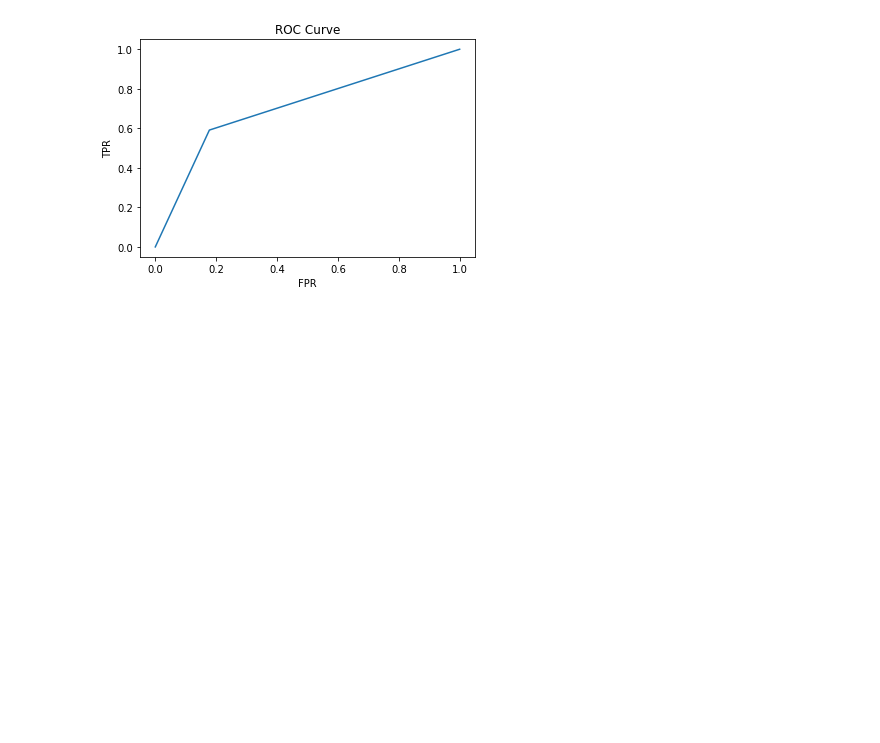
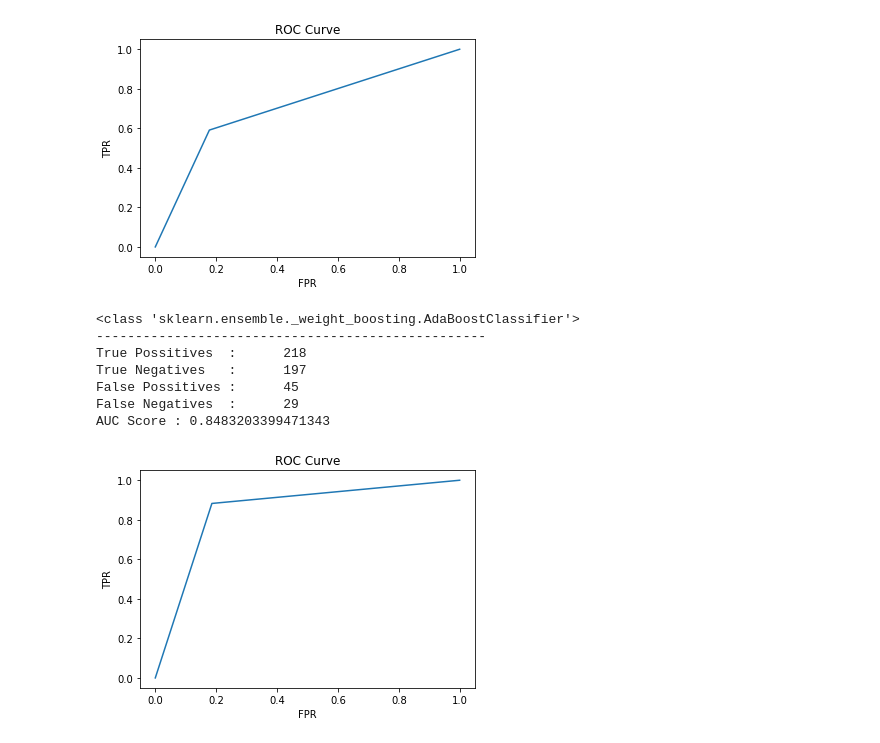
Before and after one commit to falcolf/Employee_Attrition, a Jupyter notebook: Model_Building.ipynb, the cells around one changed output. Saved outputs shown, nothing was run; the diff lists cells and outputs as text; code cells hidden in the pictures; blank space fills up the shorter version.

```diff
--- a/Model_Building.ipynb
+++ b/Model_Building.ipynb
@@ -165,3 +165,14 @@ False Possitives :      43
 False Negatives  :      101
 AUC Score : 0.7067035834978419
 [figure]
+# %%
+scores['AdaBoost'] = check_model_perf(AdaBoostClassifier(n_estimators=200), X_train, y_train, X_test, y_test)
+# %% [output]
+<class 'sklearn.ensemble._weight_boosting.AdaBoostClassifier'>
+--------------------------------------------------
+True Possitives  :      218
+True Negatives   :      197
+False Possitives :      45
+False Negatives  :      29
+AUC Score : 0.8483203399471343
+[figure, added]
```
Also changed, not shown: parts of 27 cells of this notebook, 1 other file.
